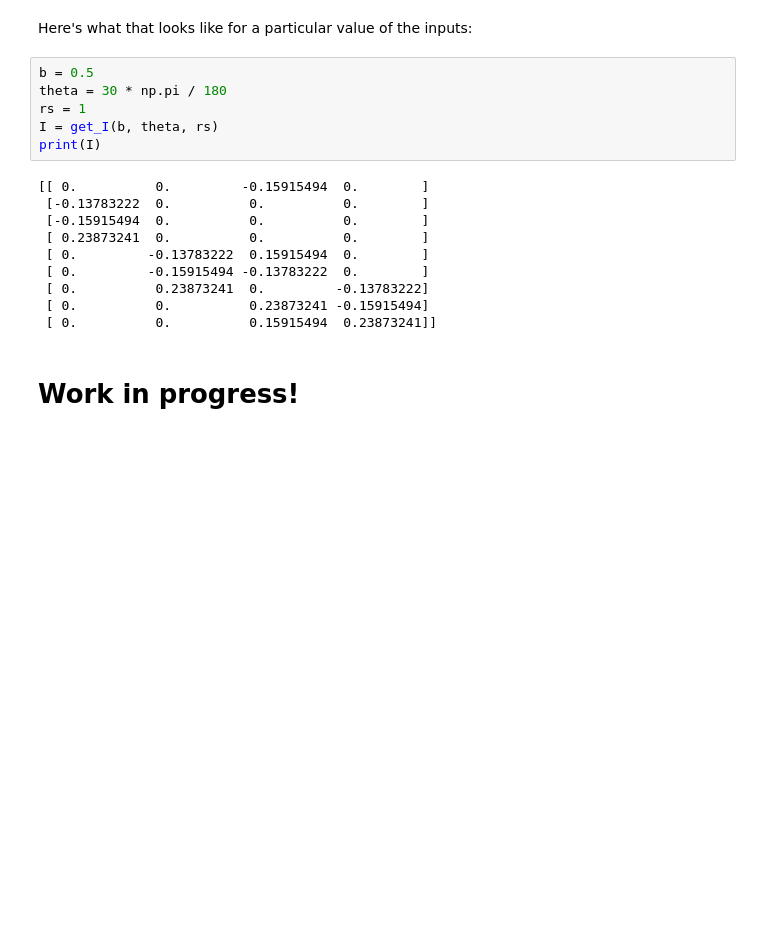
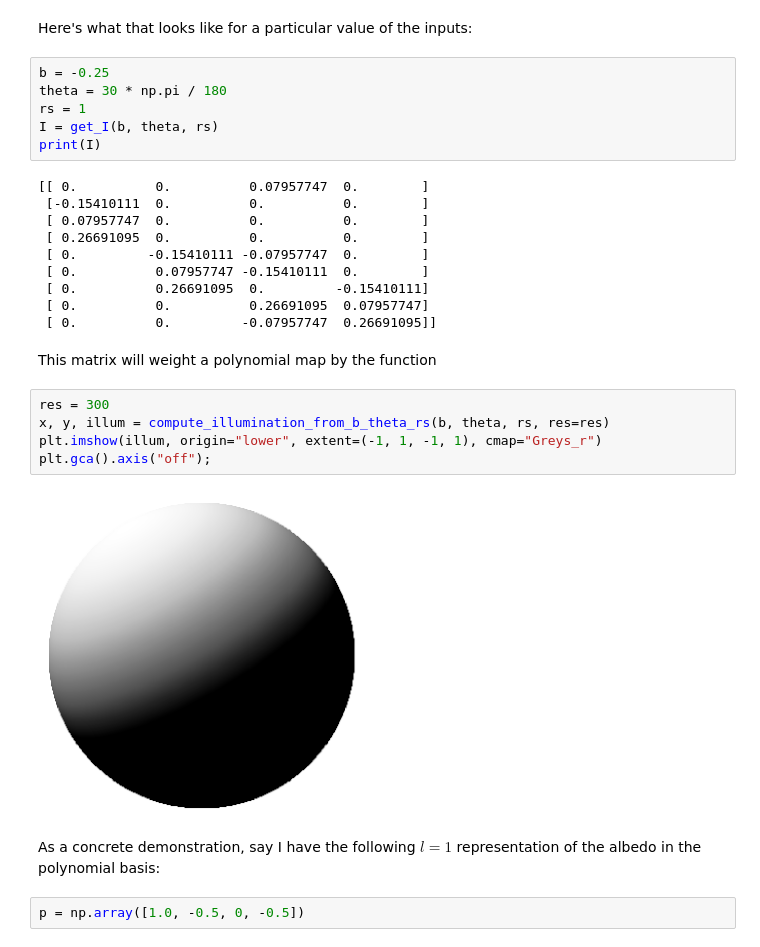
Before and after one commit to rodluger/starrynight, a Jupyter notebook: tex/proofs/illumination.ipynb, the cells around one changed output. Cells and saved outputs as stored; diff of their text form; blank space fills up the shorter version.

```diff
--- a/tex/proofs/illumination.ipynb
+++ b/tex/proofs/illumination.ipynb
@@ -222,20 +222,31 @@ def get_I(b, theta, rs):
 # %% [markdown]
 Here's what that looks like for a particular value of the inputs:
 # %%
-b = 0.5
+b = -0.25
 theta = 30 * np.pi / 180
 rs = 1
 I = get_I(b, theta, rs)
 print(I)
 # %% [output]
-[[ 0.          0.         -0.15915494  0.        ]
- [-0.13783222  0.          0.          0.        ]
- [-0.15915494  0.          0.          0.        ]
- [ 0.23873241  0.          0.          0.        ]
- [ 0.         -0.13783222  0.15915494  0.        ]
- [ 0.         -0.15915494 -0.13783222  0.        ]
- [ 0.          0.23873241  0.         -0.13783222]
- [ 0.          0.          0.23873241 -0.15915494]
- [ 0.          0.          0.15915494  0.23873241]]
+[[ 0.          0.          0.07957747  0.        ]
+ [-0.15410111  0.          0.          0.        ]
+ [ 0.07957747  0.          0.          0.        ]
+ [ 0.26691095  0.          0.          0.        ]
+ [ 0.         -0.15410111 -0.07957747  0.        ]
+ [ 0.          0.07957747 -0.15410111  0.        ]
+ [ 0.          0.26691095  0.         -0.15410111]
+ [ 0.          0.          0.26691095  0.07957747]
+ [ 0.          0.         -0.07957747  0.26691095]]
-# %% [markdown]
-# Work in progress!
+# %% [markdown]
+This matrix will weight a polynomial map by the function
+# %%
+res = 300
+x, y, illum = compute_illumination_from_b_theta_rs(b, theta, rs, res=res)
+plt.imshow(illum, origin="lower", extent=(-1, 1, -1, 1), cmap="Greys_r")
+plt.gca().axis("off");
+# %% [output]
+[figure, added]
+# %% [markdown]
+As a concrete demonstration, say I have the following $l = 1$ representation of the albedo in the polynomial basis:
+# %%
+p = np.array([1.0, -0.5, 0, -0.5])
```
Also changed, not shown: parts of 14 cells of this notebook, 1 other file.
